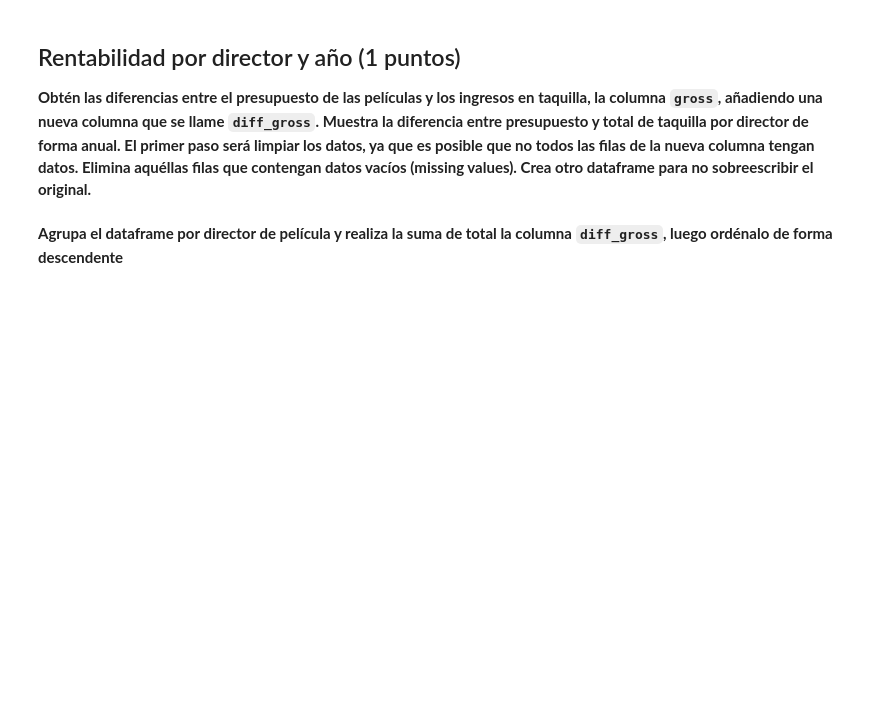
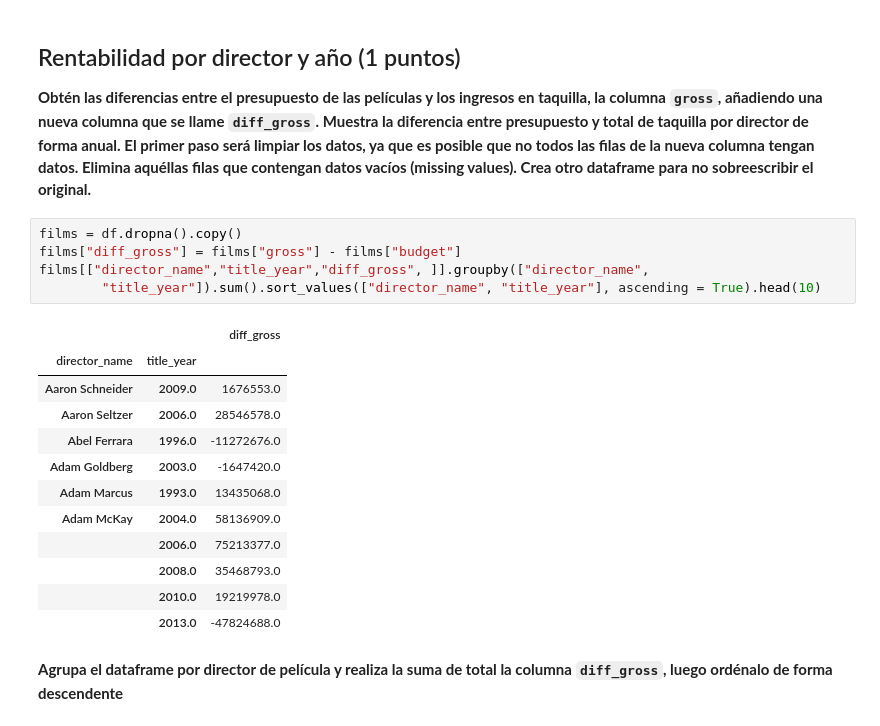
Before and after one commit to ubaldo-peralta-sanchez/python_basics, a Jupyter notebook: Peralta_Sanchez_Ubaldo_20_21_BIG_DATA_UNAV_Entregable_Parte2.ipynb, the cells around one changed output. Saved outputs shown, nothing was run; the diff lists cells and outputs as text; blank space fills up the shorter version.

```diff
--- a/Peralta_Sanchez_Ubaldo_20_21_BIG_DATA_UNAV_Entregable_Parte2.ipynb
+++ b/Peralta_Sanchez_Ubaldo_20_21_BIG_DATA_UNAV_Entregable_Parte2.ipynb
@@ -176,5 +251,23 @@ Muestra el tipo de columnas y el head del dataset
 ## Rentabilidad por director y año (1 puntos)
 
 **Obtén las diferencias entre el presupuesto de las películas y los ingresos en taquilla, la columna `gross`, añadiendo una nueva columna que se llame `diff_gross`. Muestra la diferencia entre presupuesto y total de taquilla por director de forma anual. El primer paso será limpiar los datos, ya que es posible que no todos las filas de la nueva columna tengan datos. Elimina aquéllas filas que contengan datos vacíos (missing values). Crea otro dataframe para no sobreescribir el original.**
+# %%
+films = df.dropna().copy()
+films["diff_gross"] = films["gross"] - films["budget"]
+films[["director_name","title_year","diff_gross", ]].groupby(["director_name",
+        "title_year"]).sum().sort_values(["director_name", "title_year"], ascending = True).head(10)
+# %% [output]
+|  |  | diff_gross |
+| director_name | title_year |  |
+| Aaron Schneider | 2009.0 | 1676553.0 |
+| Aaron Seltzer | 2006.0 | 28546578.0 |
+| Abel Ferrara | 1996.0 | -11272676.0 |
+| Adam Goldberg | 2003.0 | -1647420.0 |
+| Adam Marcus | 1993.0 | 13435068.0 |
+| Adam McKay | 2004.0 | 58136909.0 |
+|  | 2006.0 | 75213377.0 |
+|  | 2008.0 | 35468793.0 |
+|  | 2010.0 | 19219978.0 |
+|  | 2013.0 | -47824688.0 |
 # %% [markdown]
 **Agrupa el dataframe por director de película y realiza la suma de total la columna `diff_gross`, luego ordénalo de forma descendente**
```
Also changed, not shown: parts of 8 cells of this notebook, 4 other files.
